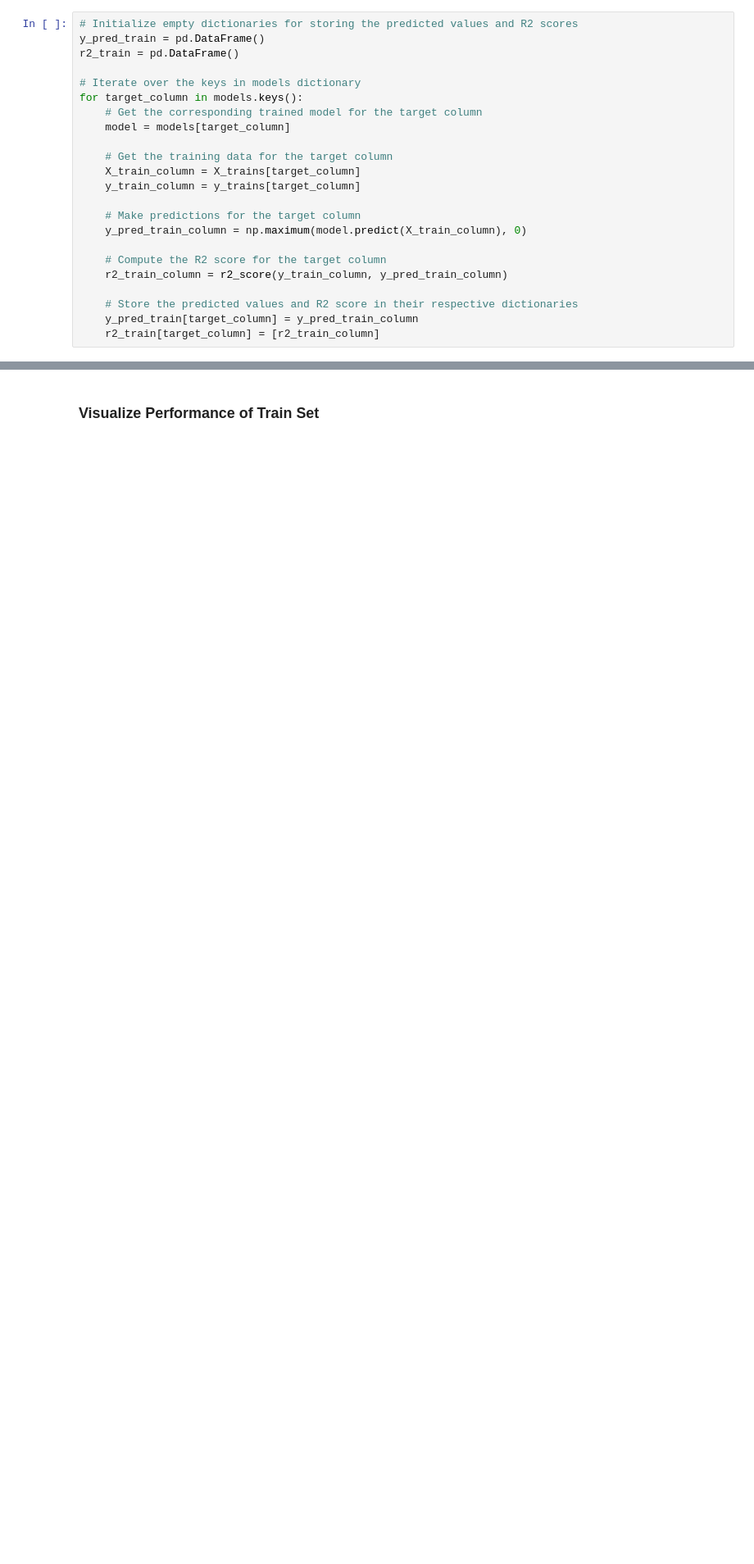
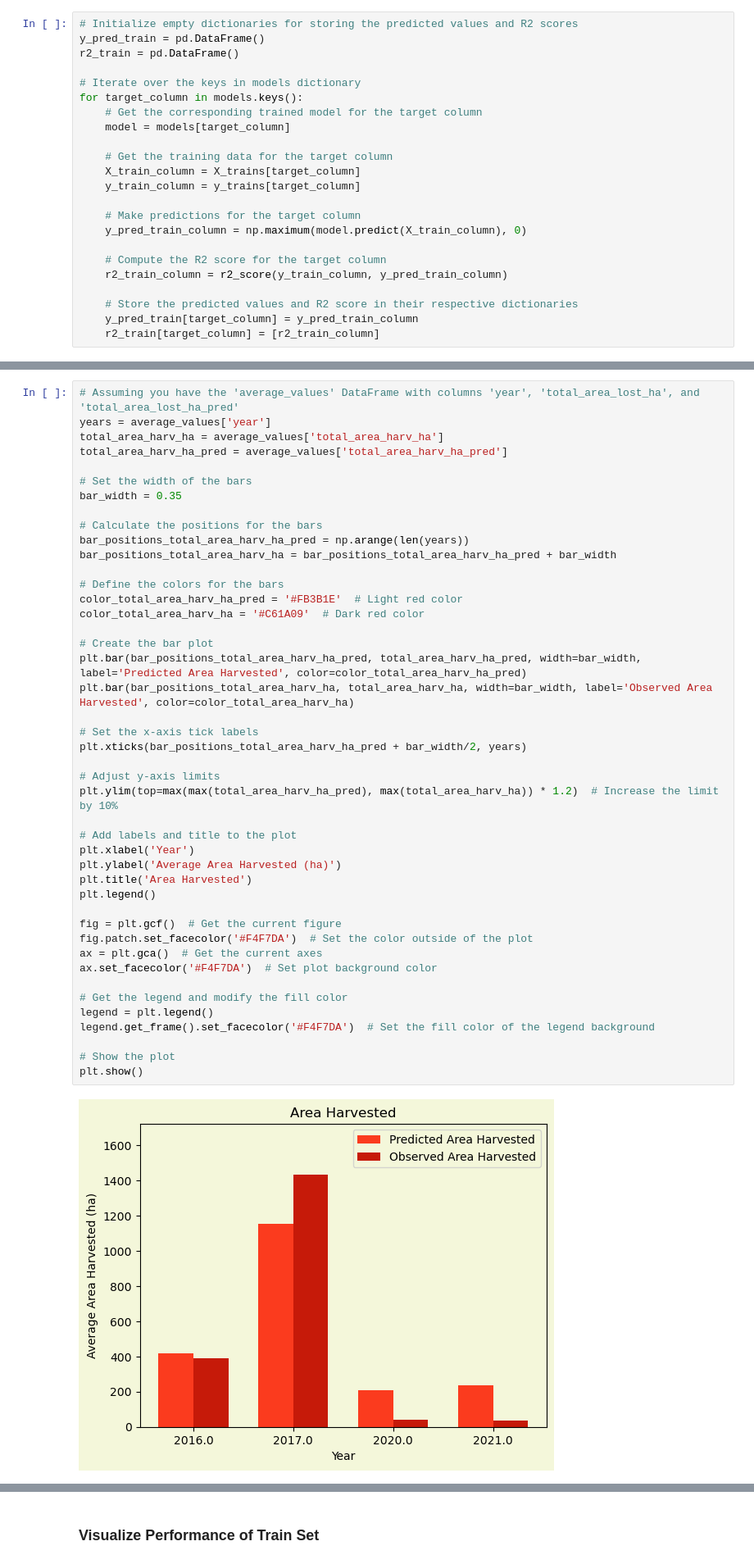
Before and after one commit to mosaiks-capstone/Modeling, a Jupyter notebook: gabmodeltesting.ipynb, the cells around one changed output, grey strips where cells are left out. Shown at 82% size. Saved outputs shown, nothing was run; the diff lists cells and outputs as text; blank space fills up the shorter version.

```diff
--- a/gabmodeltesting.ipynb
+++ b/gabmodeltesting.ipynb
@@ -377,0 +614,46 @@ y_pred_train
+# %%
+# Assuming you have the 'average_values' DataFrame with columns 'year', 'total_area_lost_ha', and 'total_area_lost_ha_pred'
+years = average_values['year']
+total_area_harv_ha = average_values['total_area_harv_ha']
+total_area_harv_ha_pred = average_values['total_area_harv_ha_pred']
+
+# Set the width of the bars
+bar_width = 0.35
+
+# Calculate the positions for the bars
+bar_positions_total_area_harv_ha_pred = np.arange(len(years))
+bar_positions_total_area_harv_ha = bar_positions_total_area_harv_ha_pred + bar_width
+
+# Define the colors for the bars
+color_total_area_harv_ha_pred = '#FB3B1E'  # Light red color
+color_total_area_harv_ha = '#C61A09'  # Dark red color
+
+# Create the bar plot
+plt.bar(bar_positions_total_area_harv_ha_pred, total_area_harv_ha_pred, width=bar_width, label='Predicted Area Harvested', color=color_total_area_harv_ha_pred)
+plt.bar(bar_positions_total_area_harv_ha, total_area_harv_ha, width=bar_width, label='Observed Area Harvested', color=color_total_area_harv_ha)
+
+# Set the x-axis tick labels
+plt.xticks(bar_positions_total_area_harv_ha_pred + bar_width/2, years)
+
+# Adjust y-axis limits
+plt.ylim(top=max(max(total_area_harv_ha_pred), max(total_area_harv_ha)) * 1.2)  # Increase the limit by 10%
+
+# Add labels and title to the plot
+plt.xlabel('Year')
+plt.ylabel('Average Area Harvested (ha)')
+plt.title('Area Harvested')
+plt.legend()
+
+fig = plt.gcf()  # Get the current figure
+fig.patch.set_facecolor('#F4F7DA')  # Set the color outside of the plot
+ax = plt.gca()  # Get the current axes
+ax.set_facecolor('#F4F7DA')  # Set plot background color
+
+# Get the legend and modify the fill color
+legend = plt.legend()
+legend.get_frame().set_facecolor('#F4F7DA')  # Set the fill color of the legend background
+
+# Show the plot
+plt.show()
+# %% [output]
+[figure, added]
```
Also changed, not shown: parts of 35 cells of this notebook, 1 other file.
